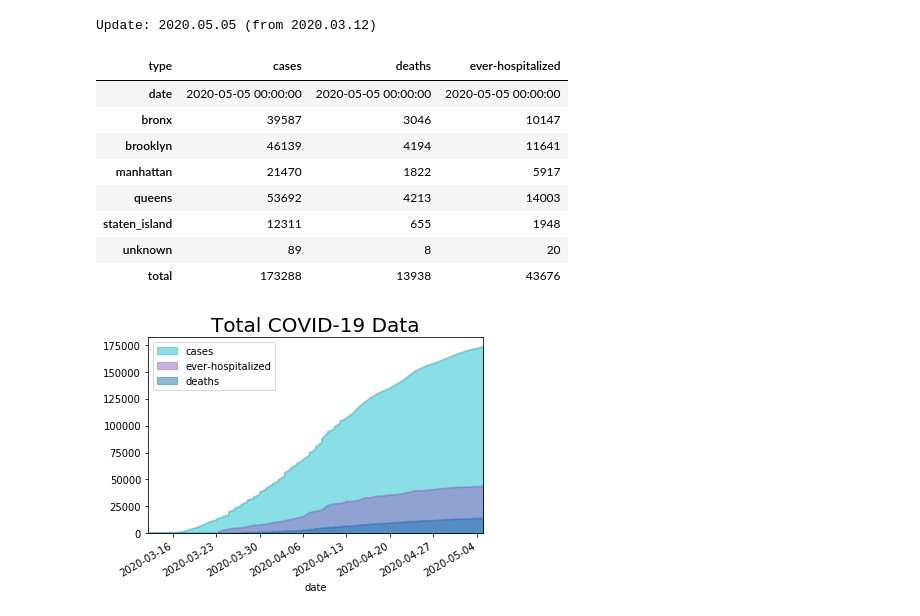
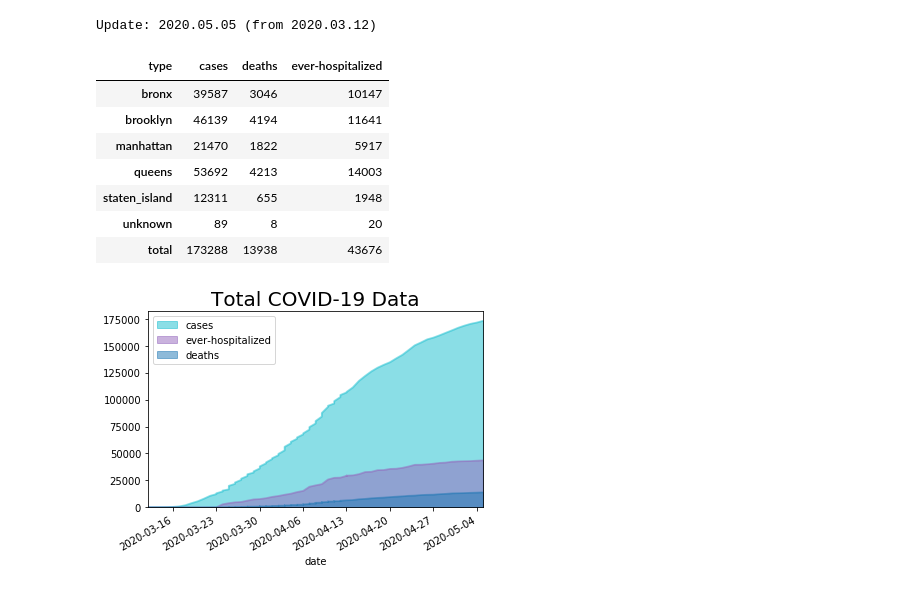
Before and after one commit to ArcZz/Nyc_Cov19_project, a Jupyter notebook: Part_1.ipynb, the cells around one changed output. Saved outputs shown, nothing was run; the diff lists cells and outputs as text; code cells hidden in the pictures.

```diff
--- a/Part_1.ipynb
+++ b/Part_1.ipynb
@@ -118,14 +113,13 @@ print("Update: " + latest_date + " (from 2020.03.12) ")
 Update: 2020.05.05 (from 2020.03.12)
 # %%
 # summary visulization
+summary = update.drop(columns = ["date"])
 cm = sns.light_palette("#66cccc", as_cmap = True)
-df1 = update.stack()
+df1 = summary.stack()
 df2 = df1.unstack(0)
-result = df2.style.background_gradient(cmap = cm)
-result
+df2.style.background_gradient(cmap = cm)
 # %% [output]
 | type | cases | deaths | ever-hospitalized |
-| date | 2020-05-05 00:00:00 | 2020-05-05 00:00:00 | 2020-05-05 00:00:00 |
 | bronx | 39587 | 3046 | 10147 |
 | brooklyn | 46139 | 4194 | 11641 |
 | manhattan | 21470 | 1822 | 5917 |
```
Also changed, not shown: parts of 4 cells of this notebook.
